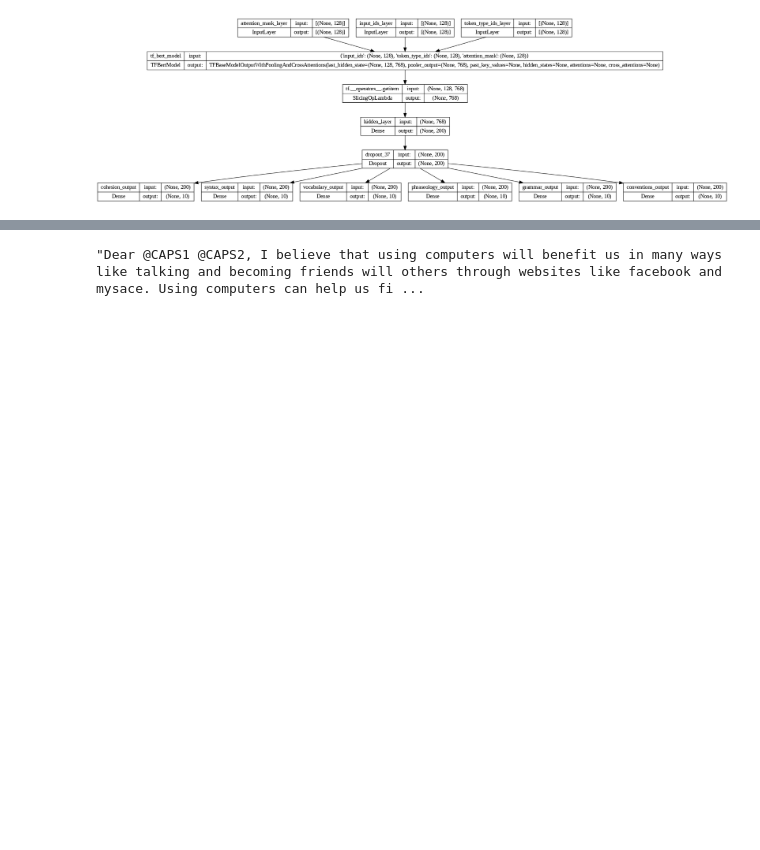
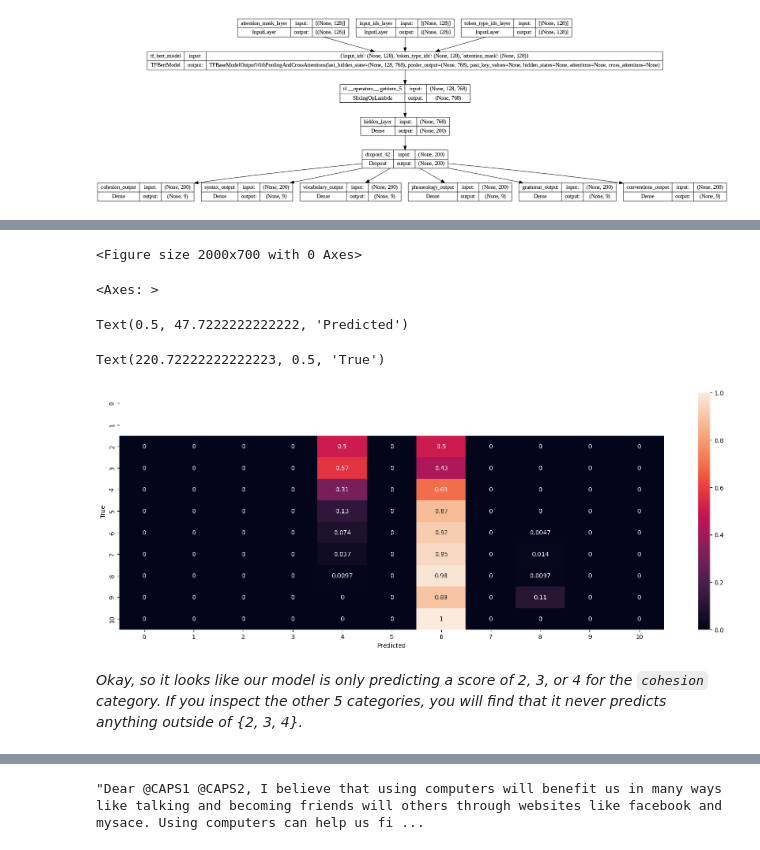
Before and after one commit to cbwright11/NLP-automated-essay-scoring, a Jupyter notebook: Essay EDA.ipynb, the cells around one changed output, grey strips where cells are left out. Cells and saved outputs as stored; diff of their text form; code cells hidden in the pictures; blank space fills up the shorter version.

Commit message:
confusion matrix, debugging attempted

```diff
--- a/Essay EDA.ipynb
+++ b/Essay EDA.ipynb
@@ -250,10 +307,10 @@ x_test shape: (783, 128)
 def create_bert_classification_model(bert_model,
                                      num_train_layers=0,
                                      hidden_size = 200,
-                                     dropout=0.3,
-                                     learning_rate=0.00005,
+                                     dropout = 0.3,
+                                     learning_rate = 0.00005,
                                      MAX_SEQUENCE_LENGTH = 128,
-                                     num_classes= 10):
+                                     num_classes = 9):
     """
     Pretraining fine tuning to produce 6 output scores
     """
@@ -370,0 +455,2 @@ Epoch 9/10
+# %%
+predicted_probabilities = bert_classification_model.predict([x_test["input_ids"], x_test["token_type_ids"], x_test["attention_mask"]])
@@ -370,0 +459,2 @@ Epoch 9/10
+# %%
+predictions = tf.argmax(predicted_probabilities, axis=-1)
@@ -370,0 +481,17 @@ Epoch 9/10
+# %%
+cm = tf.math.confusion_matrix(2*y_test[0], 2*predictions[0].numpy())
+cm = cm/cm.numpy().sum(axis=1)[:, tf.newaxis]
+# %%
+plt.figure(figsize=(20,7))
+sns.heatmap(cm,
+            annot=True)
+plt.xlabel("Predicted")
+plt.ylabel("True")
+# %% [output]
+<Figure size 2000x700 with 0 Axes>
+<Axes: >
+Text(0.5, 47.7222222222222, 'Predicted')
+Text(220.72222222222223, 0.5, 'True')
+[figure, added]
+# %% [markdown]
+*Okay, so it looks like our model is only predicting a score of 2, 3, or 4 for the `cohesion` category. If you inspect the other 5 categories, you will find that it never predicts anything outside of {2, 3, 4}.*
```
Also changed, not shown: parts of 35 cells of this notebook.
